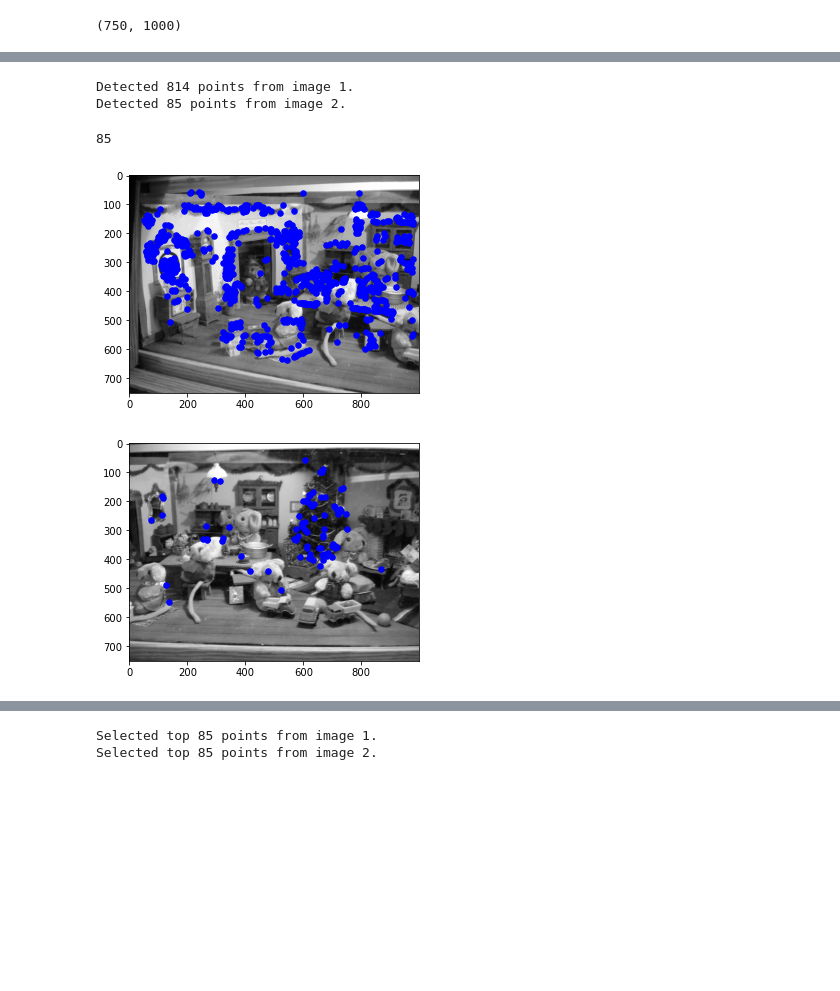
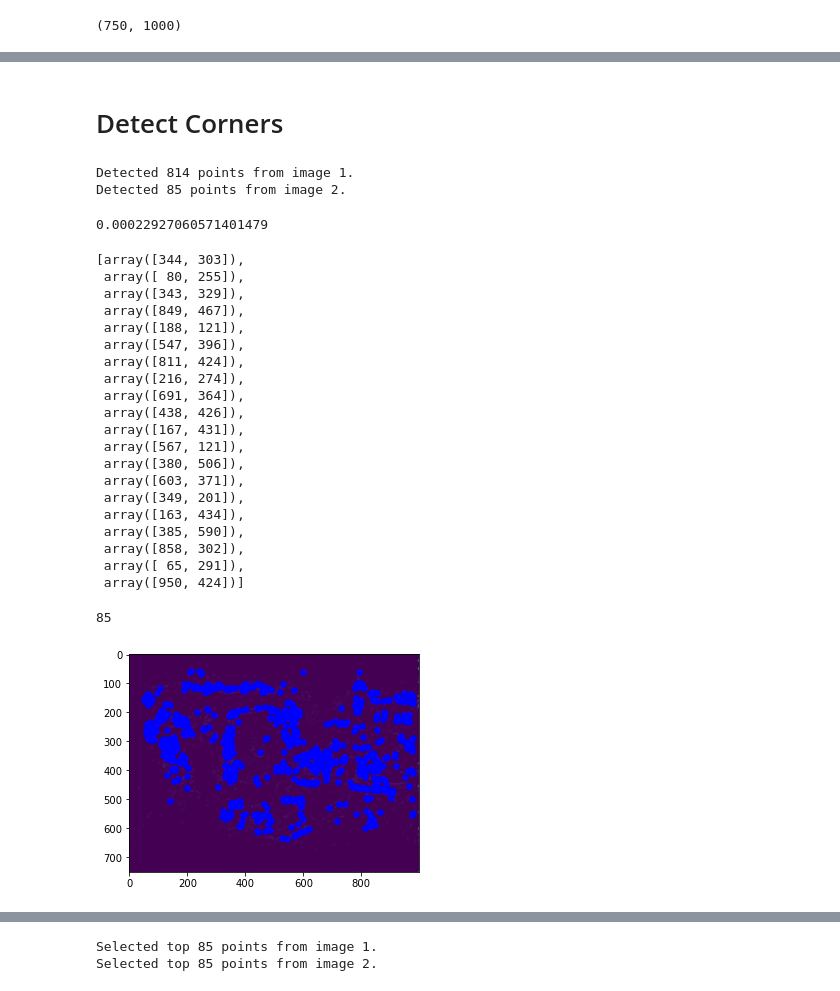
Before and after one commit to aprilsin/cs194-proj5, a Jupyter notebook: part2.ipynb, the cells around one changed output, grey strips where cells are left out. Cells and saved outputs as stored; diff of their text form; code cells hidden in the pictures; blank space fills up the shorter version.

```diff
--- a/part2.ipynb
+++ b/part2.ipynb
@@ -34,3 +41,5 @@ im2.shape
+# %% [markdown]
+# Detect Corners
 # %%
 strength1, coords1 = detector.get_harris(im1)
 strength2, coords2 = detector.get_harris(im2)
@@ -39,6 +48,33 @@ print(f"Detected {len(coords2)} points from image 2.")
 # %% [output]
 Detected 814 points from image 1.
 Detected 85 points from image 2.
+# %%
+strength1[coords1[0][0], coords1[0][1]]
+# %% [output]
+0.00022927060571401479
+# %%
+sorted(coords1, key=lambda i : strength1[i[1], i[0]])[:20]
+# %% [output]
+[array([344, 303]),
+ array([ 80, 255]),
+ array([343, 329]),
+ array([849, 467]),
+ array([188, 121]),
+ array([547, 396]),
+ array([811, 424]),
+ array([216, 274]),
+ array([691, 364]),
+ array([438, 426]),
+ array([167, 431]),
+ array([567, 121]),
+ array([380, 506]),
+ array([603, 371]),
+ array([349, 201]),
+ array([163, 434]),
+ array([385, 590]),
+ array([858, 302]),
+ array([ 65, 291]),
+ array([950, 424])]
 # %%
 constants.NUM_KEEP = min([constants.NUM_KEEP, len(coords1), len(coords2)])
 constants.NUM_KEEP
@@ -46,7 +82,6 @@ constants.NUM_KEEP
 85
 # %%
 fig = utils.plot_points(im1, coords1)
-fig = utils.plot_points(im2, coords2)
+fig = plt.imshow(strength1)
 # %% [output]
-[figure, old version]
+[figure, new version]
-[figure, removed]
```
Also changed, not shown: parts of 13 cells of this notebook, 3 other files.
